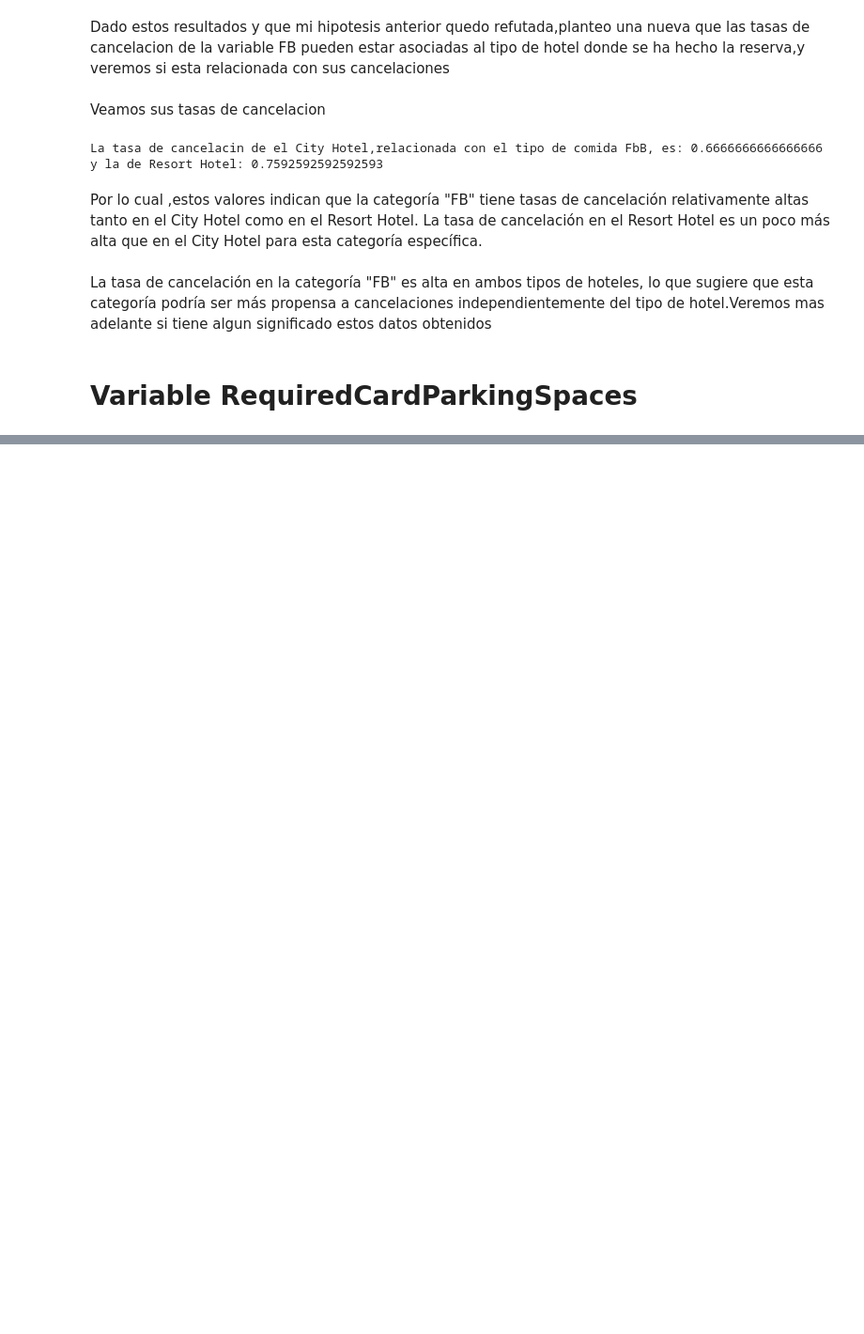
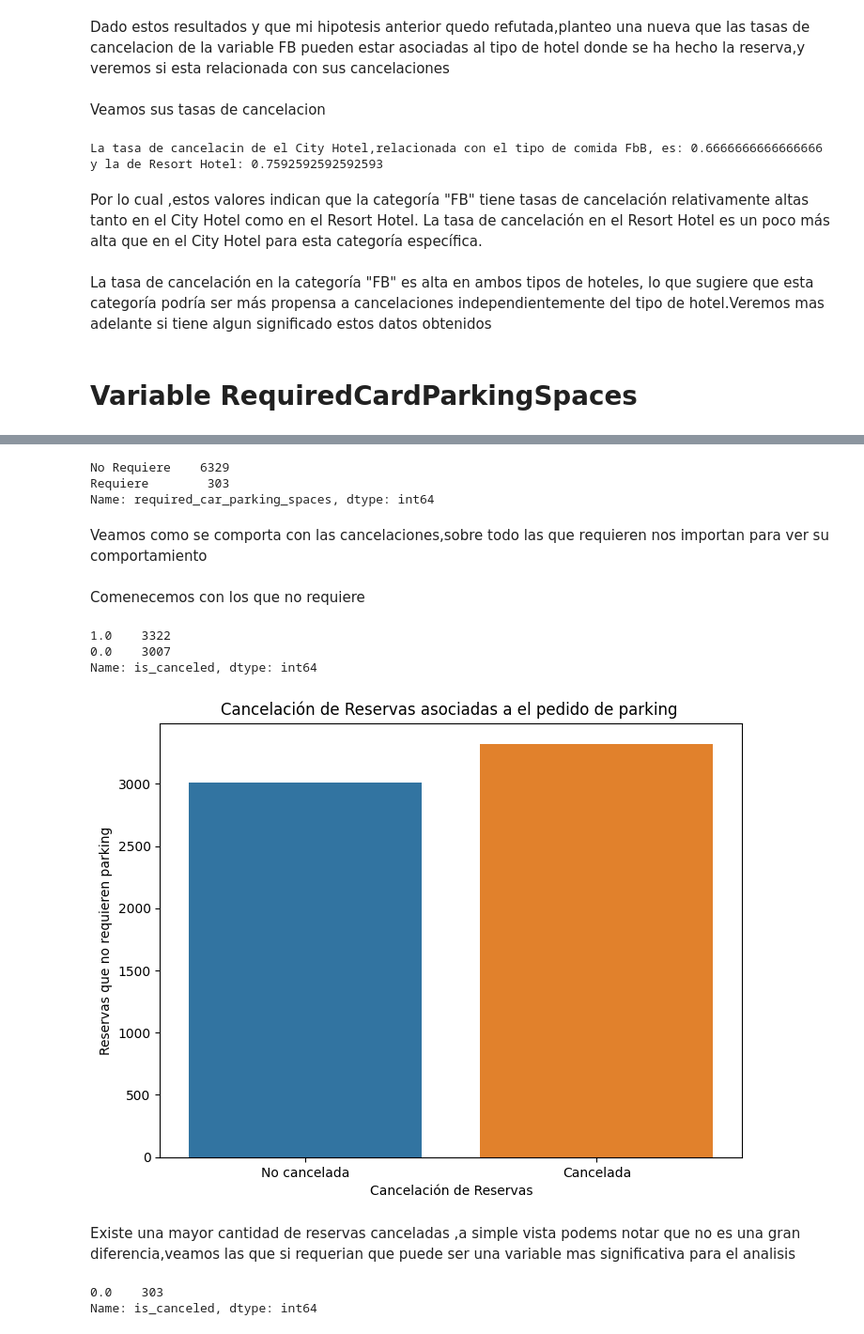
Before and after one commit to juanignaciogiacobbe/7506R-2C2023-GRUPO15, a Jupyter notebook: 7506R_TP1_GRUPO15_CHP1_ENTREGA.ipynb, the cells around one changed output, grey strips where cells are left out. Shown at 94% size. Drawn from its saved outputs; the diff is of its cells as text; code cells hidden in the pictures; blank space fills up the shorter version.

Commit message:
Variable RequieredParkingSpace

```diff
--- a/7506R_TP1_GRUPO15_CHP1_ENTREGA.ipynb
+++ b/7506R_TP1_GRUPO15_CHP1_ENTREGA.ipynb
@@ -1311,0 +1322,46 @@ Mi hipotesis antes de comenzar con el analisis,es que el tipo de comida no tiene
+# %%
+df_copia_parking = ds_hoteles_train.copy()
+
+# Reemplazar 0 con 'No Requiere' y 1 o 2 con 'Requiere'
+df_copia_parking['required_car_parking_spaces'] = df_copia_meal['required_car_parking_spaces'].replace({0: 'No Requiere', 1: 'Requiere', 2: 'Requiere'})
+
+
+columna_parking_spaces_nueva = df_copia_parking['required_car_parking_spaces']
+
+columna_parking_spaces_nueva.value_counts()
+# %% [output]
+No Requiere    6329
+Requiere        303
+Name: required_car_parking_spaces, dtype: int64
+# %% [markdown]
+Veamos como se comporta con las cancelaciones,sobre todo las que requieren nos importan para ver su comportamiento
+# %%
+ds_parking_requiere = df_copia_parking[df_copia_parking['required_car_parking_spaces'] == 'Requiere']
+ds_parking_no_requiere = df_copia_parking[df_copia_parking['required_car_parking_spaces'] == 'No Requiere']
+# %% [markdown]
+Comenecemos con los que no requiere
+# %%
+ds_parking_no_requiere['is_canceled'].value_counts()
+# %% [output]
+1.0    3322
+0.0    3007
+Name: is_canceled, dtype: int64
+# %%
+plt.figure(figsize=(8, 6))
+sns.countplot(data=ds_parking_no_requiere, x='is_canceled')
+plt.xlabel('Cancelación de Reservas')
+plt.ylabel('Reservas que no requieren parking')
+plt.title('Cancelación de Reservas asociadas a el pedido de parking ')
+
+plt.xticks([0, 1], ['No cancelada', 'Cancelada'])  # Etiquetas para el eje x
+
+plt.show()
+# %% [output]
+[figure, added]
+# %% [markdown]
+Existe una mayor cantidad de reservas canceladas ,a simple vista podems notar que no es una gran diferencia,veamos las que si requerian que puede ser una variable mas significativa para el analisis
+# %%
+ds_parking_requiere['is_canceled'].value_counts()
+# %% [output]
+0.0    303
+Name: is_canceled, dtype: int64
```
Also changed, not shown: parts of 7 cells of this notebook.
